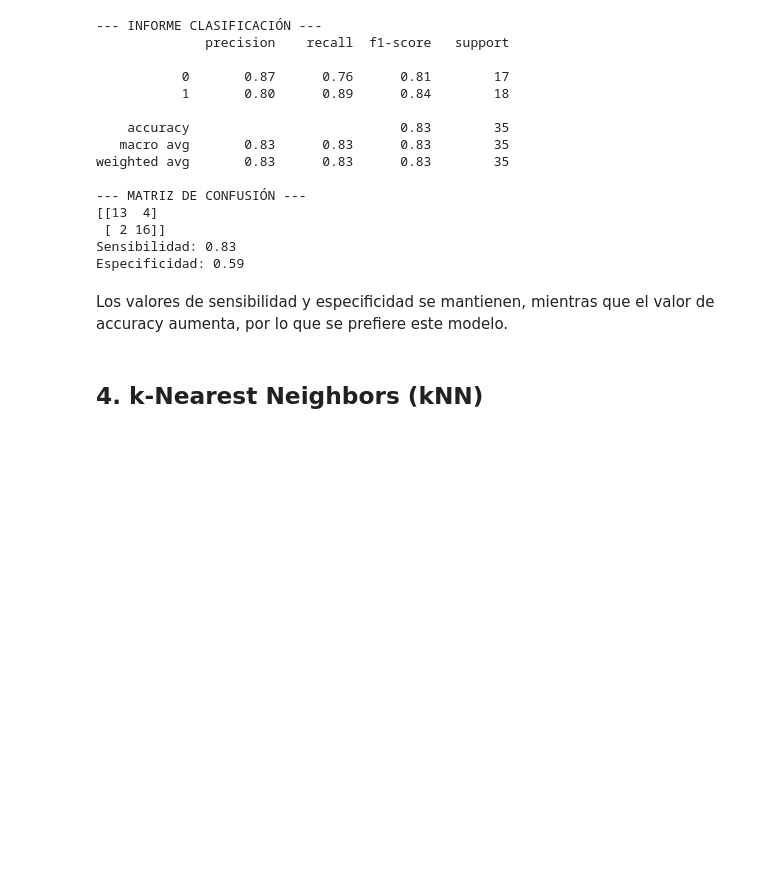
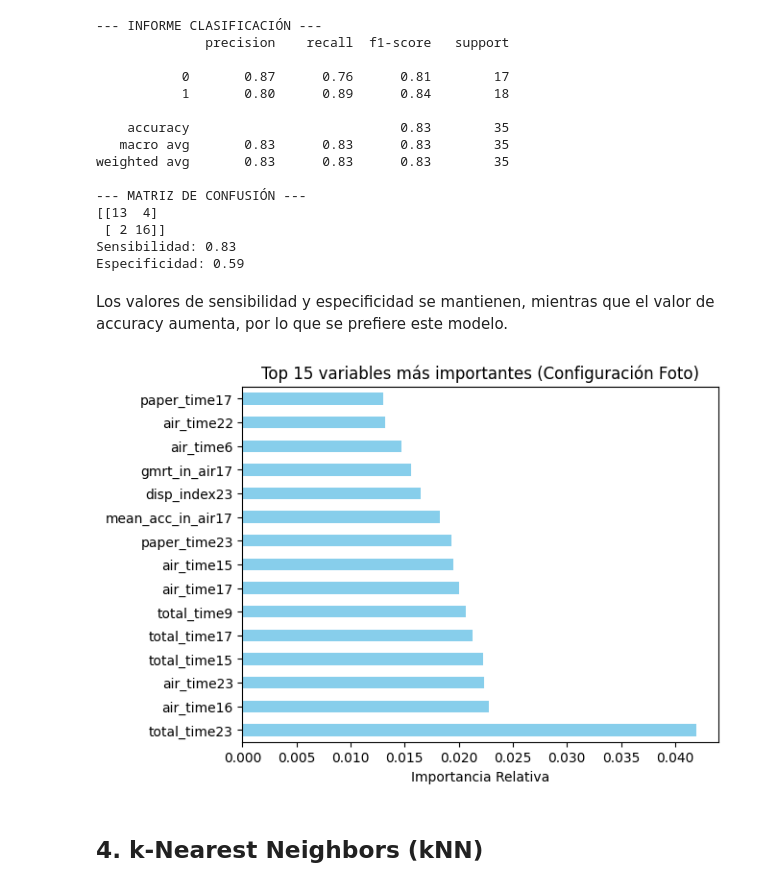
Before and after one commit to joserdeg/pruebas_tfm, a Jupyter notebook: darwin/darwin_ml0.ipynb, the cells around one changed output. Drawn from its saved outputs; the diff is of its cells as text; code cells hidden in the pictures; blank space fills up the shorter version.

```diff
--- a/darwin/darwin_ml0.ipynb
+++ b/darwin/darwin_ml0.ipynb
@@ -234,10 +235,10 @@ Los resultados obtenidos son los mismos que en el modelo anterior.
 tree_model = DecisionTreeClassifier(random_state=42) # random state para replicabilidad
 
 # Se entrena el modelo
-tree_model.fit(X_train, Y_train)
+tree_model.fit(X_train_scaled, Y_train)
 
 # Se realizan las predicciones
-Y_pred_dt = tree_model.fit(X_train, Y_train).predict(X_test)
+Y_pred_dt = tree_model.fit(X_train_scaled, Y_train).predict(X_test_scaled)
 
 # Resultados
 print(" --- INFORME DE CLASIFICACIÓN ---")
@@ -320,7 +321,7 @@ grid_dt = GridSearchCV(
 )
 
 # Se entrena el modelo
-grid_dt.fit(X_train, Y_train)
+grid_dt.fit(X_train_scaled, Y_train)
 
 # Mejores resultados
 print(f"Mejor combinación: {grid_dt.best_params_}")
@@ -330,7 +331,7 @@ print(f"Mejor accuracy en CV: {grid_dt.best_score_}")
 best_tree = grid_dt.best_estimator_
 
 # Resultados
-Y_pred_opt = best_tree.predict(X_test)
+Y_pred_opt = best_tree.predict(X_test_scaled)
 
 print("--- INFORME DE CLASIFICACIÓN ---")
 print(classification_report(Y_test, Y_pred_opt))
@@ -467,5 +451,16 @@ Sensibilidad: 0.83
 Especificidad: 0.59
 # %% [markdown]
 Los valores de sensibilidad y especificidad se mantienen, mientras que el valor de accuracy aumenta, por lo que se prefiere este modelo.
+# %%
+# Obtener importancia
+importancias = pd.Series(rf2.feature_importances_, index=X.columns)
+
+# Graficar las 15 más influyentes
+importancias.nlargest(15).plot(kind='barh', color='skyblue')
+plt.title('Top 15 variables más importantes (Configuración Foto)')
+plt.xlabel('Importancia Relativa')
+plt.show()
+# %% [output]
+[figure, added]
 # %% [markdown]
 ## 4. k-Nearest Neighbors (kNN)
```
Also changed, not shown: parts of 2 cells of this notebook, 1 other file.
